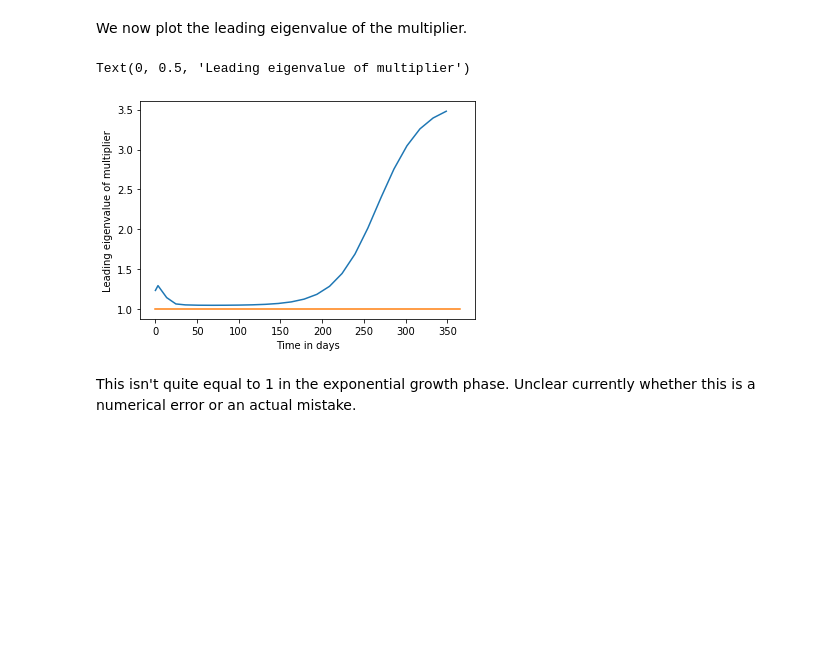
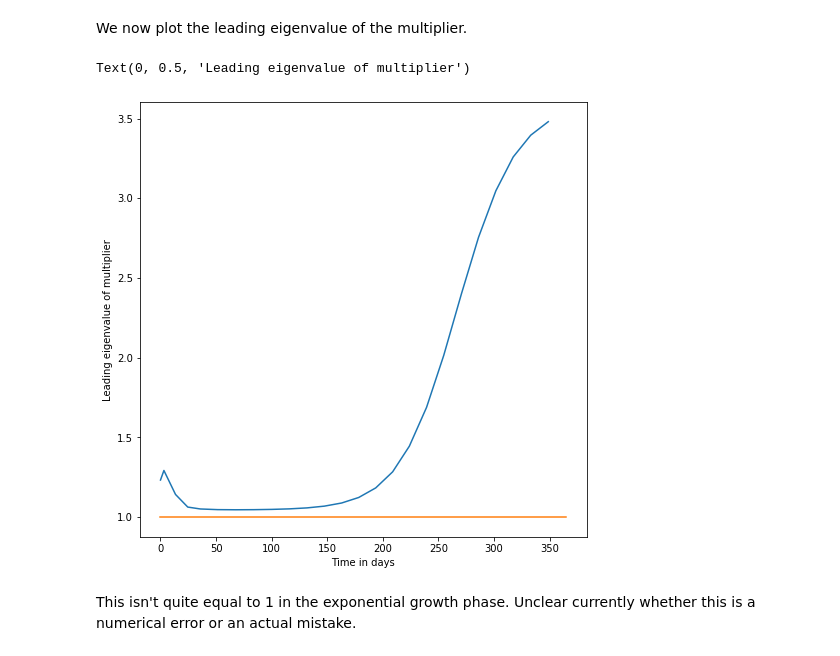
Before and after one commit to JBHilton/covid-19-in-households-public, a Jupyter notebook: tutorials/euler-lotka-estimation.ipynb, the cells around one changed output. Drawn from its saved outputs; the diff is of its cells as text; code cells hidden in the pictures; blank space fills up the shorter version.

```diff
--- a/tutorials/euler-lotka-estimation.ipynb
+++ b/tutorials/euler-lotka-estimation.ipynb
@@ -241,15 +241,15 @@ for i in range(short_len):
 # %% [markdown]
 We now plot the leading eigenvalue of the multiplier.
 # %%
-fig, ax = subplots(1)
+fig, ax = subplots(1, figsize=(8,8))
 
 ax.plot(time[10*arange(short_len)], evals)
 ax.plot([time[0],time[-1]],[1,1])
 ax.set_xlabel('Time in days')
 ax.set_ylabel('Leading eigenvalue of multiplier')
 # %% [output]
 Text(0, 0.5, 'Leading eigenvalue of multiplier')
-[figure, old version]
+[figure, new version]
 # %% [markdown]
 This isn't quite equal to 1 in the exponential growth phase. Unclear currently whether this is a numerical error or an actual mistake.
 # %% [markdown]
```
Also changed, not shown: parts of 28 cells of this notebook.
